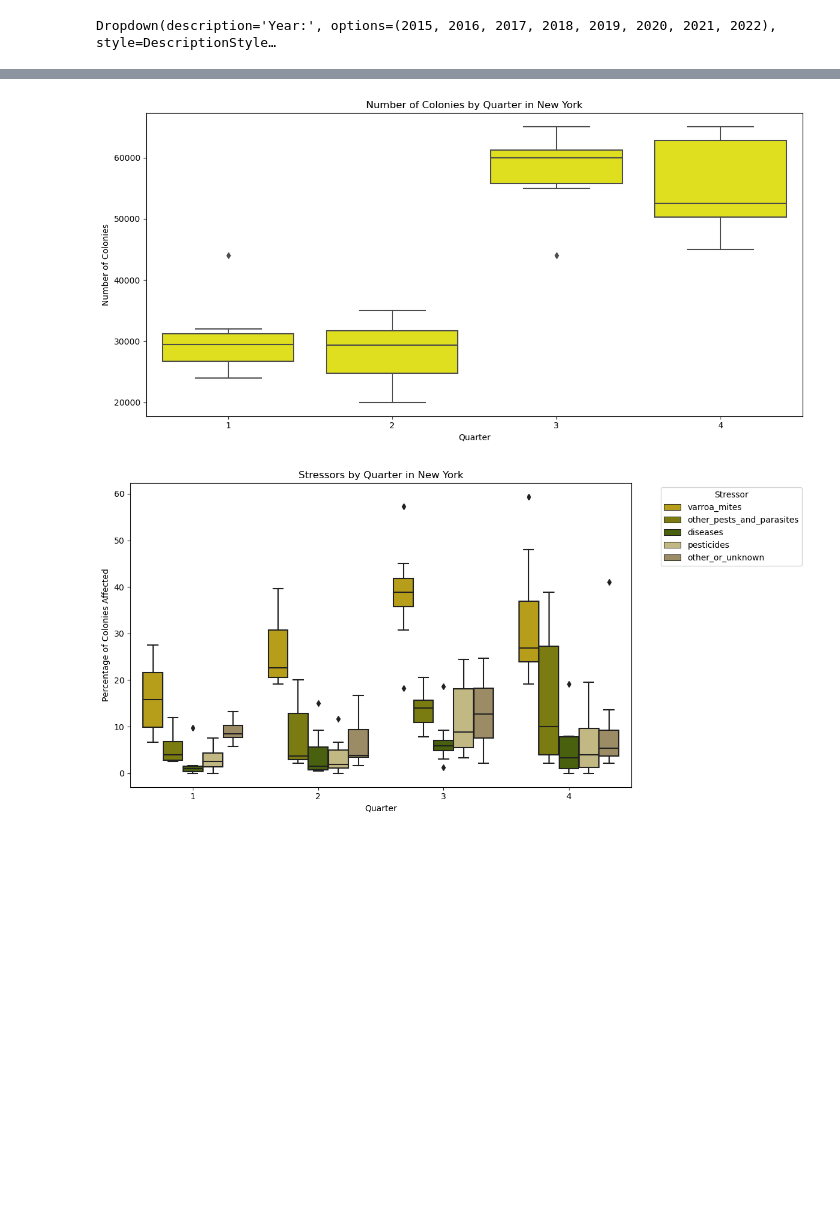
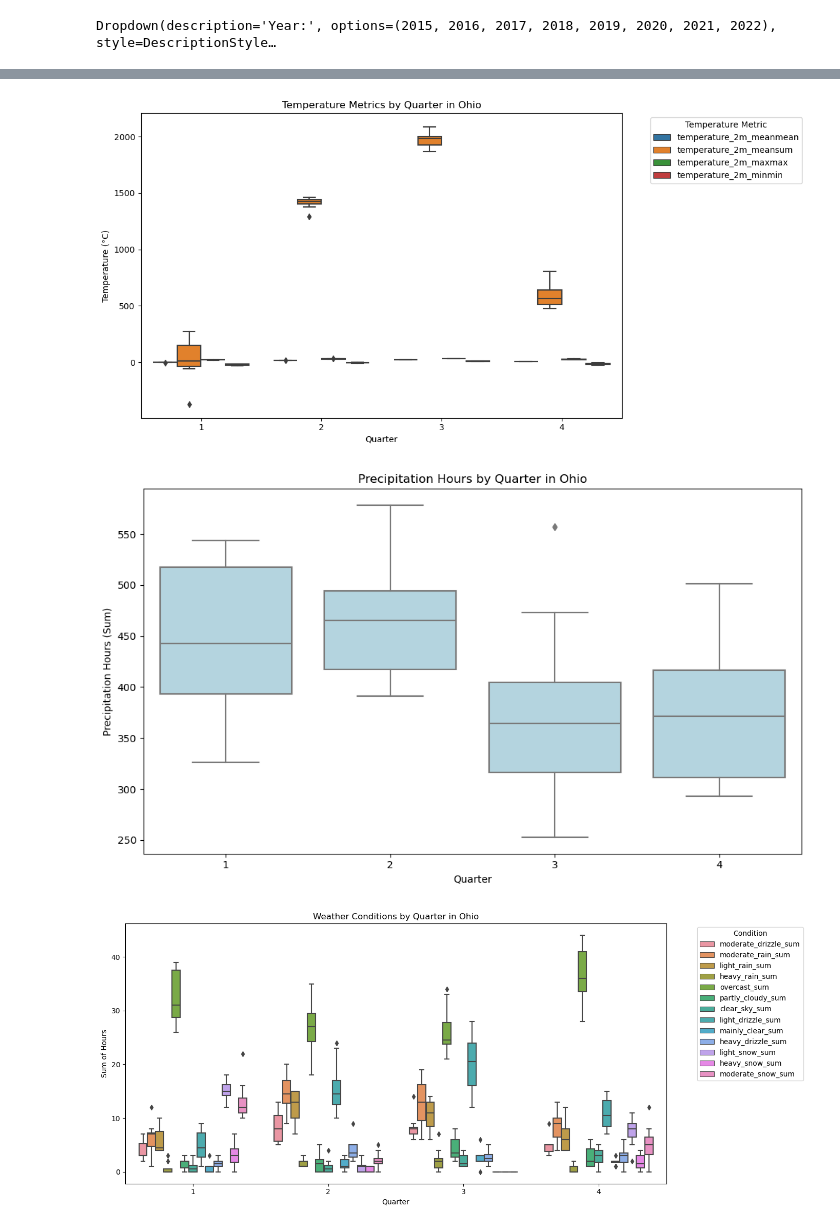
Before and after one commit to TinneCJM/Predicting-Bee-Colony-Loss-Across-the-USA, a Jupyter notebook: notebooks/3 EDA.ipynb, the cells around one changed output, grey strips where cells are left out. Saved outputs shown, nothing was run; the diff lists cells and outputs as text; code cells hidden in the pictures; blank space fills up the shorter version.

```diff
--- a/notebooks/3 EDA.ipynb
+++ b/notebooks/3 EDA.ipynb
@@ -32,6 +121,8 @@ ITM_DIR = os.path.join(os.getcwd(), '../data/cleaned')
 # %%
 # read in data
 bees = pd.read_csv(os.path.join(ITM_DIR, 'bees_clean_imputed.csv'))
+# set date from year and quarter columns
+bees['date'] = pd.to_datetime(bees['year'].astype(str) + 'Q' + bees['quarter'].astype(str))
 # %%
 bees
 # %% [output]
@@ -312,37 +299,12 @@ plt.show()
 # %%
-# Input state
-state = 'New York'
-
-# Filter data for the selected state
-state_data = bees[bees['state'] == state]
-
-# Create a box plot for num_colonies by quarter
-plt.figure(figsize=(12, 6))
-sns.boxplot(x='quarter', y='num_colonies', data=state_data, color = 'yellow')
-plt.title(f'Number of Colonies by Quarter in {state}')
-plt.xlabel('Quarter')
-plt.ylabel('Number of Colonies')
-plt.tight_layout()
-plt.show()
-
-# Melt the data to long format for stressors
-stressors = ['varroa_mites', 'other_pests_and_parasites', 'diseases', 'pesticides', 'other_or_unknown']
-melted_stressors = state_data.melt(
-    id_vars=['quarter'],
-    value_vars=stressors,
-    var_name='Stressor',
-    value_name='Value'
-)
-
-# Create a box plot for stressors by quarter
-plt.figure(figsize=(12, 6))
-sns.boxplot(x='quarter', y='Value', hue='Stressor', data=melted_stressors, palette=bee_stressor_palette)
-plt.title(f'Stressors by Quarter in {state}')
-plt.xlabel('Quarter')
-plt.ylabel('Percentage of Colonies Affected')
-plt.legend(title='Stressor', bbox_to_anchor=(1.05, 1), loc='upper left')
-plt.tight_layout()
-plt.show()
+state = 'Ohio'
+plot_temperature_features_by_quarter(bees, state)
+plot_precipitation_by_quarter(bees, state)
+plot_weather_conditions_by_quarter(bees, state)
+plot_drought_by_quarter(bees, state)
+plot_stressors_by_quarter(bees, state)
+plot_percent_loss_by_quarter(bees, state)
 # %% [output]
-[figure, old version]
+[figure, new version]
-[figure, old version]
+[figure, new version]
+[figure, added]
```
Also changed, not shown: parts of 22 cells of this notebook, 10 other files.
